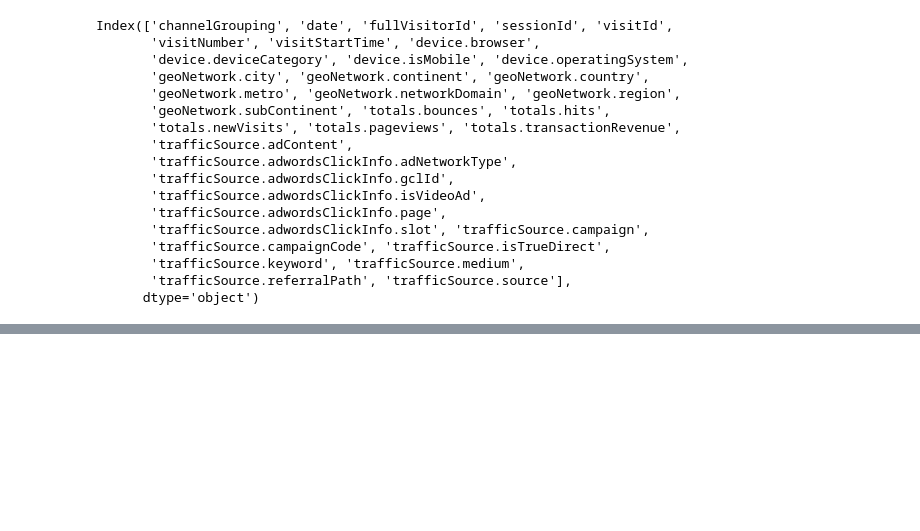
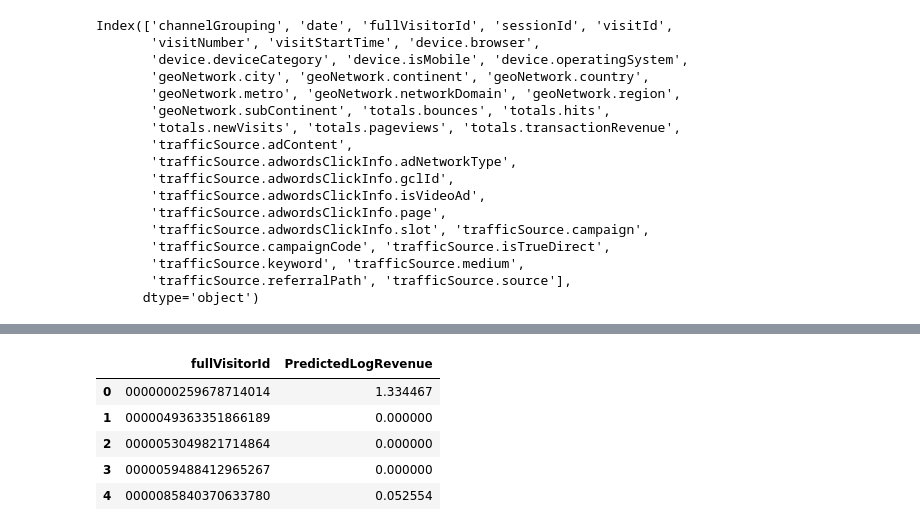
Before and after one commit to futai-lin/customer-revenue-prediction, a Jupyter notebook: baseline.ipynb, the cells around one changed output, grey strips where cells are left out. Saved outputs shown, nothing was run; the diff lists cells and outputs as text; code cells hidden in the pictures; blank space fills up the shorter version.

```diff
--- a/baseline.ipynb
+++ b/baseline.ipynb
@@ -205,0 +316,12 @@ train_df.head()
+# %%
+submission =submission.drop(['PredictedLogRevenue', 'fullVisitorID'], axis=1)
+submission.columns = ['fullVisitorId', 'PredictedLogRevenue']
+# %%
+submission.head()
+# %% [output]
+|  | fullVisitorId | PredictedLogRevenue |
+| 0 | 0000000259678714014 | 1.334467 |
+| 1 | 0000049363351866189 | 0.000000 |
+| 2 | 0000053049821714864 | 0.000000 |
+| 3 | 0000059488412965267 | 0.000000 |
+| 4 | 0000085840370633780 | 0.052554 |
```
Also changed, not shown: parts of 21 cells of this notebook, 1 other file.
